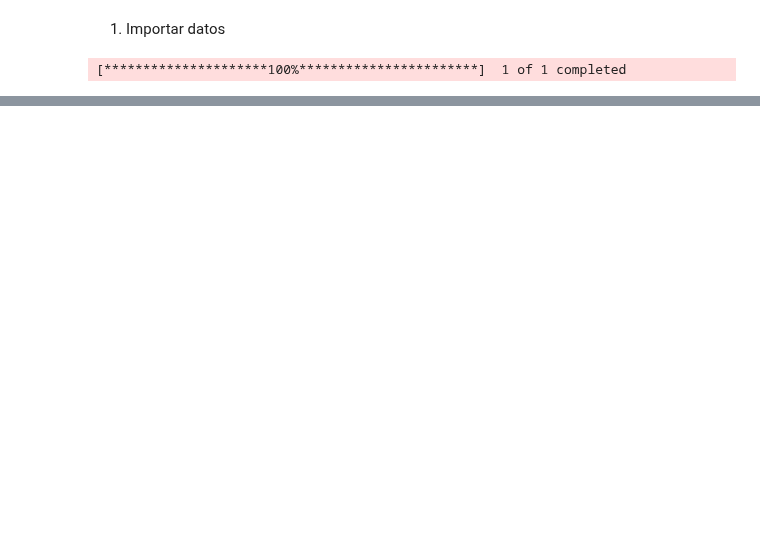
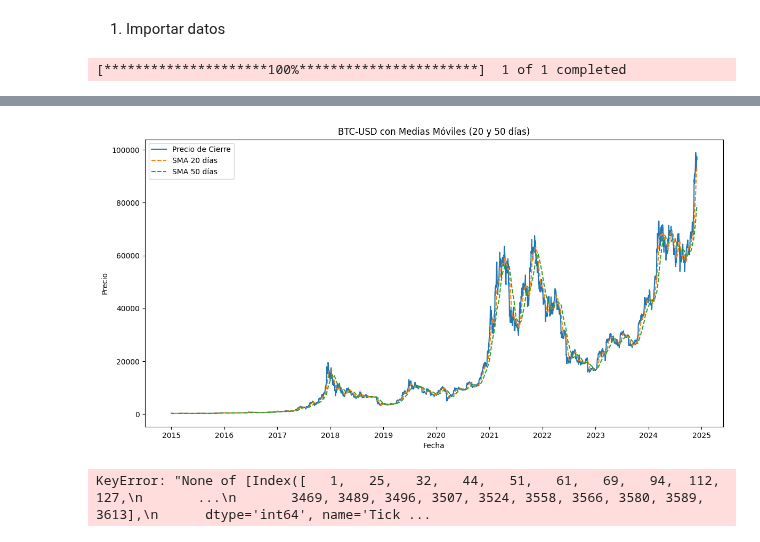
Before and after one commit to aranagarapena/quantitative-trading-analysis, a Jupyter notebook: 1. Cursos/UPM/Módulo 3/1.-ficha.ipynb, the cells around one changed output, grey strips where cells are left out. Drawn from its saved outputs; the diff is of its cells as text; code cells hidden in the pictures; blank space fills up the shorter version.

```diff
--- a/1. Cursos/UPM/Módulo 3/1.-ficha.ipynb
+++ b/1. Cursos/UPM/Módulo 3/1.-ficha.ipynb
@@ -88,0 +283,35 @@ fig.show()
+# %%
+btc_data['SMA_20'] = btc_data['Close'].rolling(window=20).mean()
+btc_data['SMA_50'] = btc_data['Close'].rolling(window=50).mean()
+
+# Graficar las medias móviles con el precio
+plt.figure(figsize=(14, 7))
+plt.plot(btc_data['Close'], label="Precio de Cierre")
+plt.plot(btc_data['SMA_20'], label="SMA 20 días", linestyle="--")
+plt.plot(btc_data['SMA_50'], label="SMA 50 días", linestyle="--")
+plt.title("BTC-USD con Medias Móviles (20 y 50 días)")
+plt.xlabel("Fecha")
+plt.ylabel("Precio")
+plt.legend()
+plt.show()
+# %% [output]
+[figure, added]
+# %%
+from scipy.signal import argrelextrema
+
+# Detectar máximos y mínimos locales
+btc_data['Max_Local'] = btc_data['Close'][argrelextrema(btc_data['Close'].values, comparator=np.greater, order=5)[0]]
+btc_data['Min_Local'] = btc_data['Close'][argrelextrema(btc_data['Close'].values, comparator=np.less, order=5)[0]]
+
+# Graficar máximos y mínimos locales
+plt.figure(figsize=(14, 7))
+plt.plot(btc_data['Close'], label="Precio de Cierre", alpha=0.7)
+plt.scatter(btc_data.index, btc_data['Max_Local'], label="Máximos Locales", color='green')
+plt.scatter(btc_data.index, btc_data['Min_Local'], label="Mínimos Locales", color='red')
+plt.title("BTC-USD con Máximos y Mínimos Locales")
+plt.xlabel("Fecha")
+plt.ylabel("Precio")
+plt.legend()
+plt.show()
+# %% [output]
+KeyError: "None of [Index([   1,   25,   32,   44,   51,   61,   69,   94,  112,  127,\n       ...\n       3469, 3489, 3496, 3507, 3524, 3558, 3566, 3580, 3589, 3613],\n      dtype='int64', name='Tick ...
```
Also changed, not shown: parts of 10 cells of this notebook, 5 other files.
